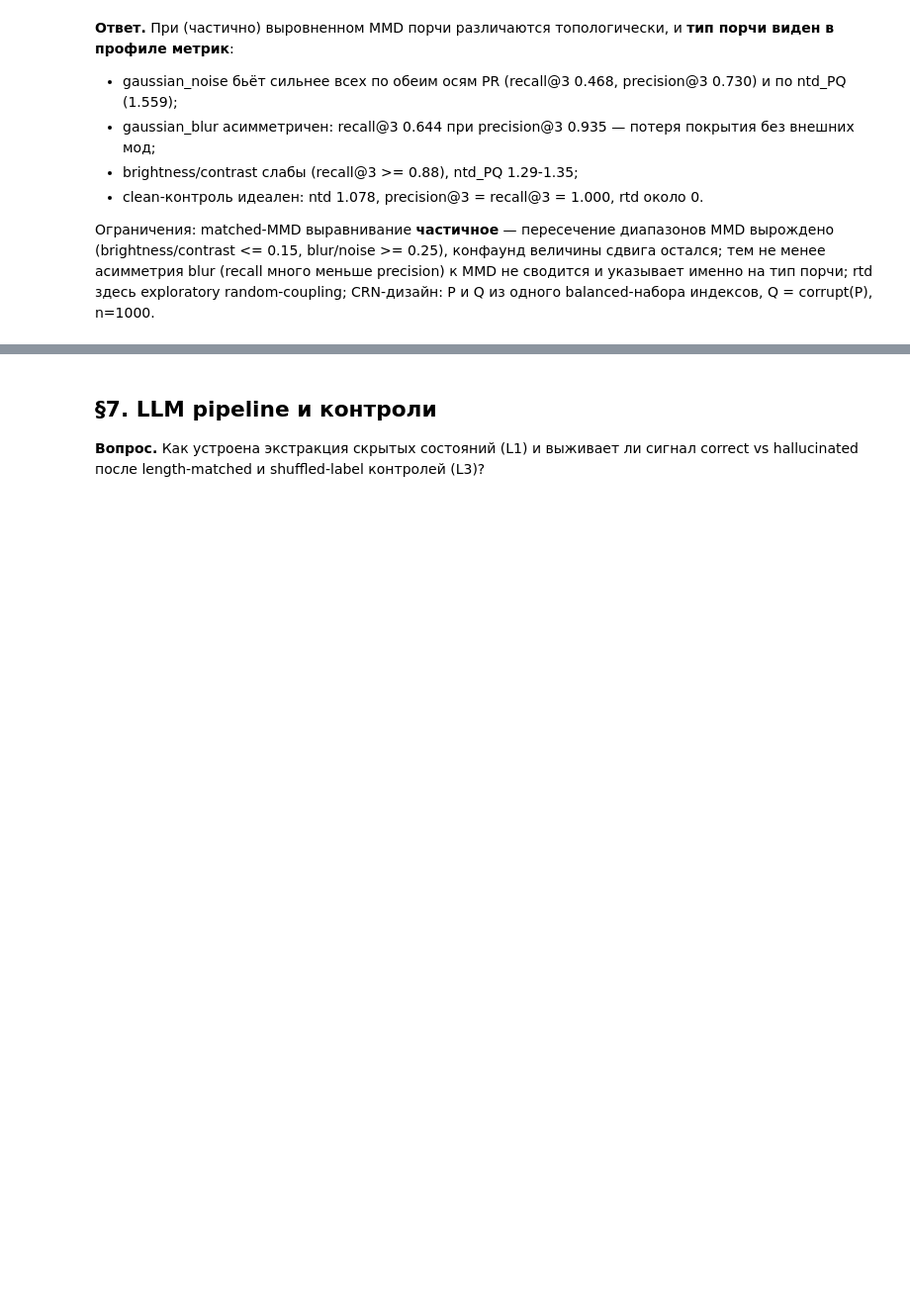
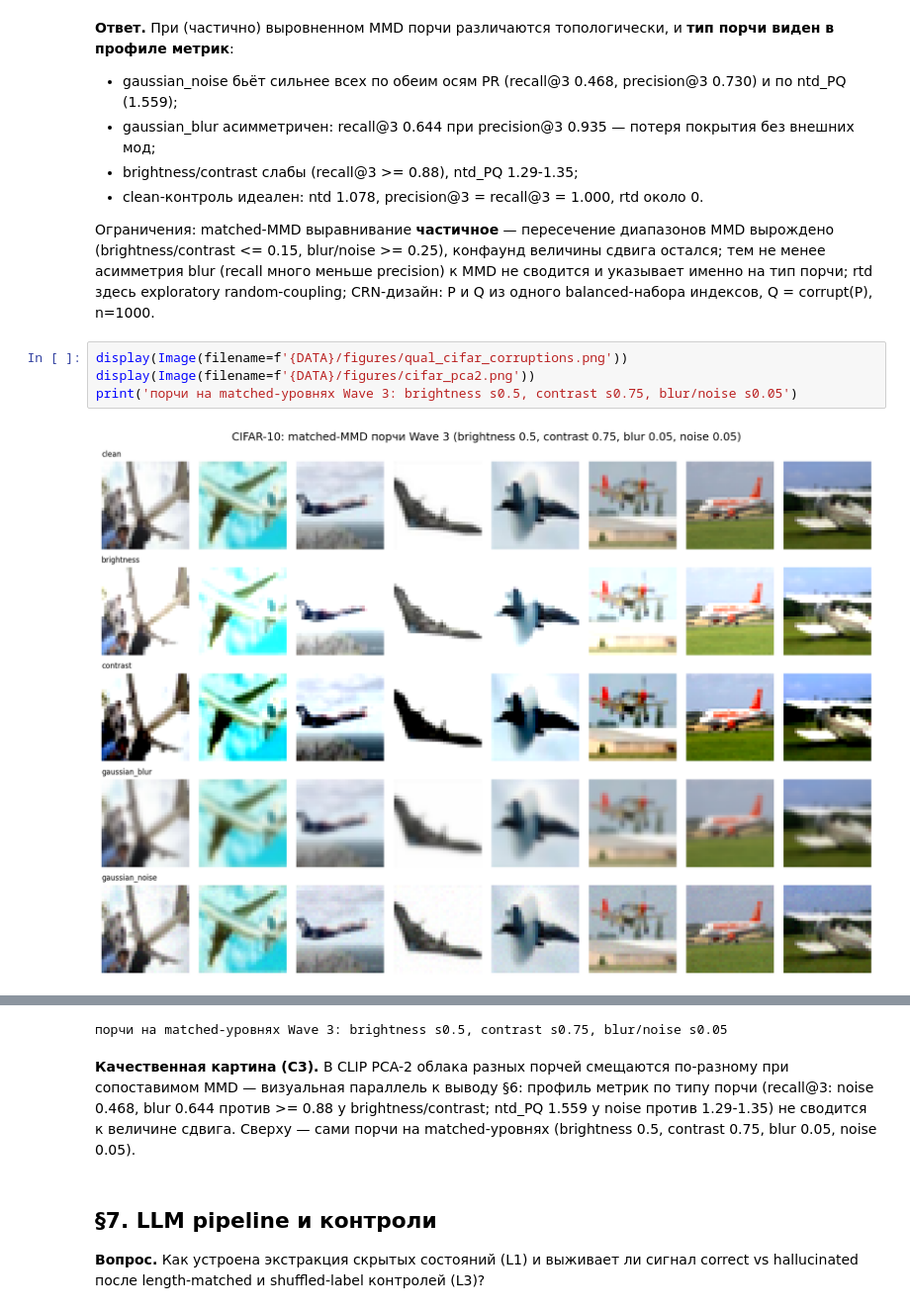
Before and after one commit to AlimAlb/tda_metrics_project, a Jupyter notebook: results/topology_metrics_final_output.ipynb, the cells around one changed output, grey strips where cells are left out. Shown at 99% size. Cells and saved outputs as stored; diff of their text form; blank space fills up the shorter version.

```diff
--- a/results/topology_metrics_final_output.ipynb
+++ b/results/topology_metrics_final_output.ipynb
@@ -447,3 +652,9 @@ gaussian_noise  0.294   1.559   1.295        0.730     0.468  18.426
 - clean-контроль идеален: ntd 1.078, precision@3 = recall@3 = 1.000, rtd около 0.
 
 Ограничения: matched-MMD выравнивание **частичное** — пересечение диапазонов MMD вырождено (brightness/contrast <= 0.15, blur/noise >= 0.25), конфаунд величины сдвига остался; тем не менее асимметрия blur (recall много меньше precision) к MMD не сводится и указывает именно на тип порчи; rtd здесь exploratory random-coupling; CRN-дизайн: P и Q из одного balanced-набора индексов, Q = corrupt(P), n=1000.
+# %%
+display(Image(filename=f'{DATA}/figures/qual_cifar_corruptions.png'))
+display(Image(filename=f'{DATA}/figures/cifar_pca2.png'))
+print('порчи на matched-уровнях Wave 3: brightness s0.5, contrast s0.75, blur/noise s0.05')
+# %% [output]
+[figure, added]
@@ -450,3 +662,6 @@ gaussian_noise  0.294   1.559   1.295        0.730     0.468  18.426
+порчи на matched-уровнях Wave 3: brightness s0.5, contrast s0.75, blur/noise s0.05
+# %% [markdown]
+**Качественная картина (C3).** В CLIP PCA-2 облака разных порчей смещаются по-разному при сопоставимом MMD — визуальная параллель к выводу §6: профиль метрик по типу порчи (recall@3: noise 0.468, blur 0.644 против >= 0.88 у brightness/contrast; ntd_PQ 1.559 у noise против 1.29-1.35) не сводится к величине сдвига. Сверху — сами порчи на matched-уровнях (brightness 0.5, contrast 0.75, blur 0.05, noise 0.05).
 # %% [markdown]
 ## §7. LLM pipeline и контроли
 
```
Also changed, not shown: parts of 19 cells of this notebook, 54 other files.
